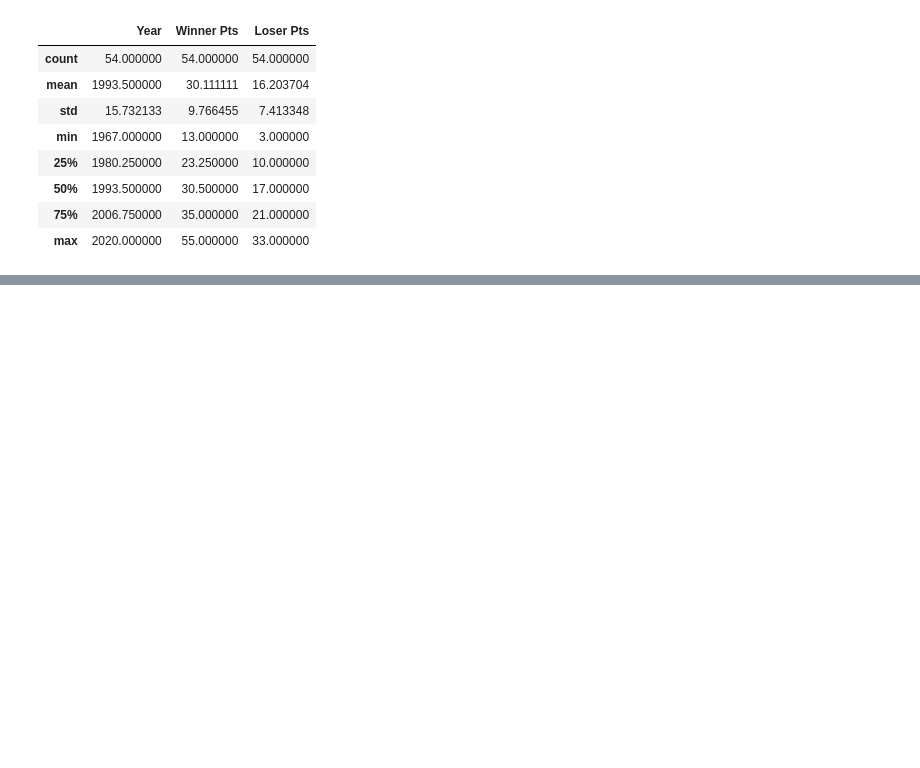
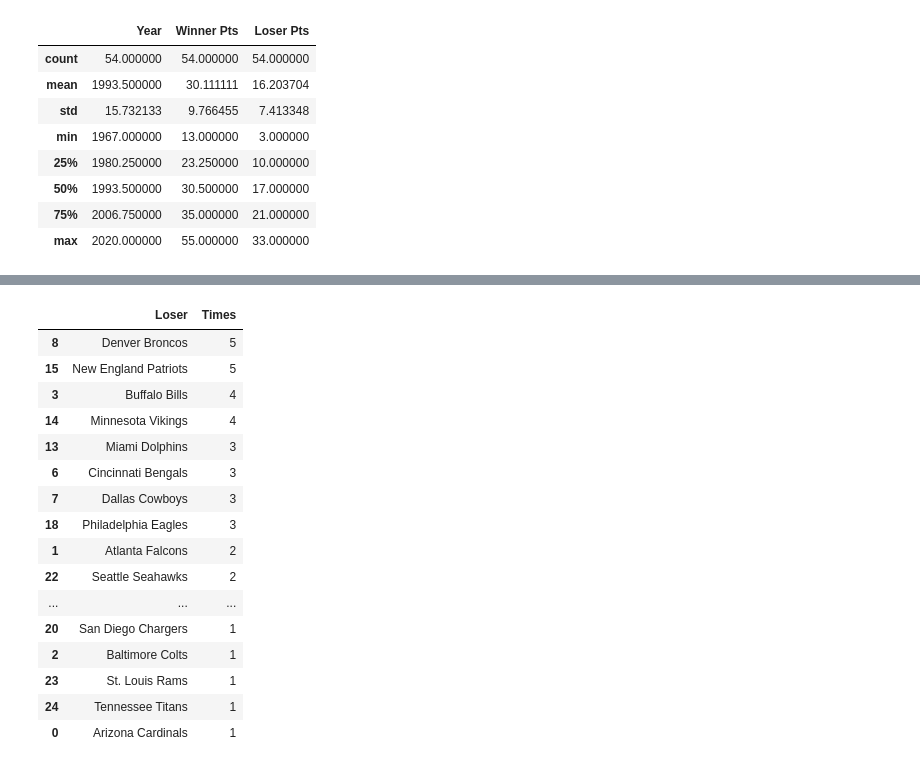
Before and after one commit to IssaFlynn/UCDPA_IssaFlynn, a Jupyter notebook: Project folder/UCDPA_IssaFlynn (2) (2).ipynb, the cells around one changed output, grey strips where cells are left out. Cells and saved outputs as stored; diff of their text form; code cells hidden in the pictures; blank space fills up the shorter version.

```diff
--- a/Project folder/UCDPA_IssaFlynn (2) (2).ipynb
+++ b/Project folder/UCDPA_IssaFlynn (2) (2).ipynb
@@ -145,0 +163,22 @@ sns.countplot(x='Loser', data=superbowl)
+# %%
+# Losers bar plot
+superbowl_grp_los = superbowl.groupby('Loser').sum()['Times'].reset_index().sort_values(by = 'Times', ascending=False)
+superbowl_grp_los
+# %% [output]
+|  | Loser | Times |
+| 8 | Denver Broncos | 5 |
+| 15 | New England Patriots | 5 |
+| 3 | Buffalo Bills | 4 |
+| 14 | Minnesota Vikings | 4 |
+| 13 | Miami Dolphins | 3 |
+| 6 | Cincinnati Bengals | 3 |
+| 7 | Dallas Cowboys | 3 |
+| 18 | Philadelphia Eagles | 3 |
+| 1 | Atlanta Falcons | 2 |
+| 22 | Seattle Seahawks | 2 |
+| ... | ... | ... |
+| 20 | San Diego Chargers | 1 |
+| 2 | Baltimore Colts | 1 |
+| 23 | St. Louis Rams | 1 |
+| 24 | Tennessee Titans | 1 |
+| 0 | Arizona Cardinals | 1 |
```
Also changed, not shown: parts of 11 cells of this notebook.
